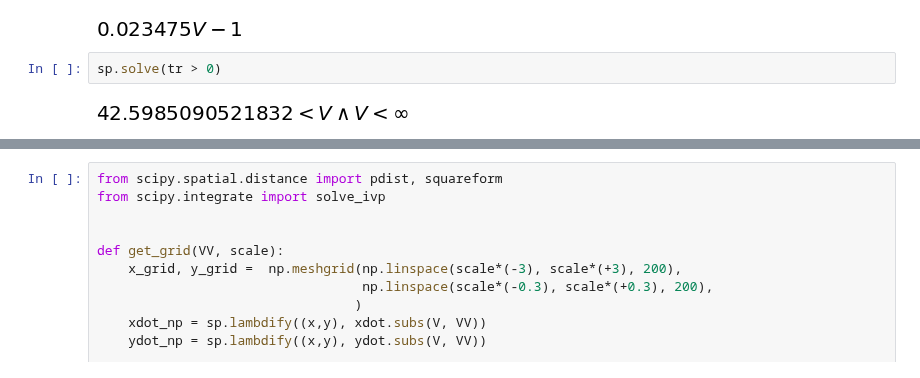
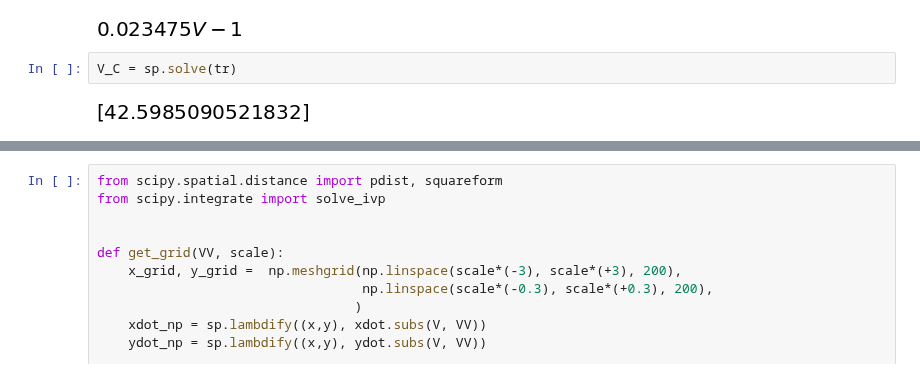
Before and after one commit to tfiers/strogatz, a Jupyter notebook: notebooks/4_Gallop.ipynb, the cells around one changed output, grey strips where cells are left out. Drawn from its saved outputs; the diff is of its cells as text.

```diff
--- a/notebooks/4_Gallop.ipynb
+++ b/notebooks/4_Gallop.ipynb
@@ -31,7 +29,7 @@ tr = J.subs(x, 0).trace()
 # %% [output]
 [figure]
 # %%
-sp.solve(tr > 0)
+V_C = sp.solve(tr)
 # %% [output]
-[figure, old version]
+[figure, new version]
 # %%
```
Also changed, not shown: parts of 6 cells of this notebook, 9 other files.
